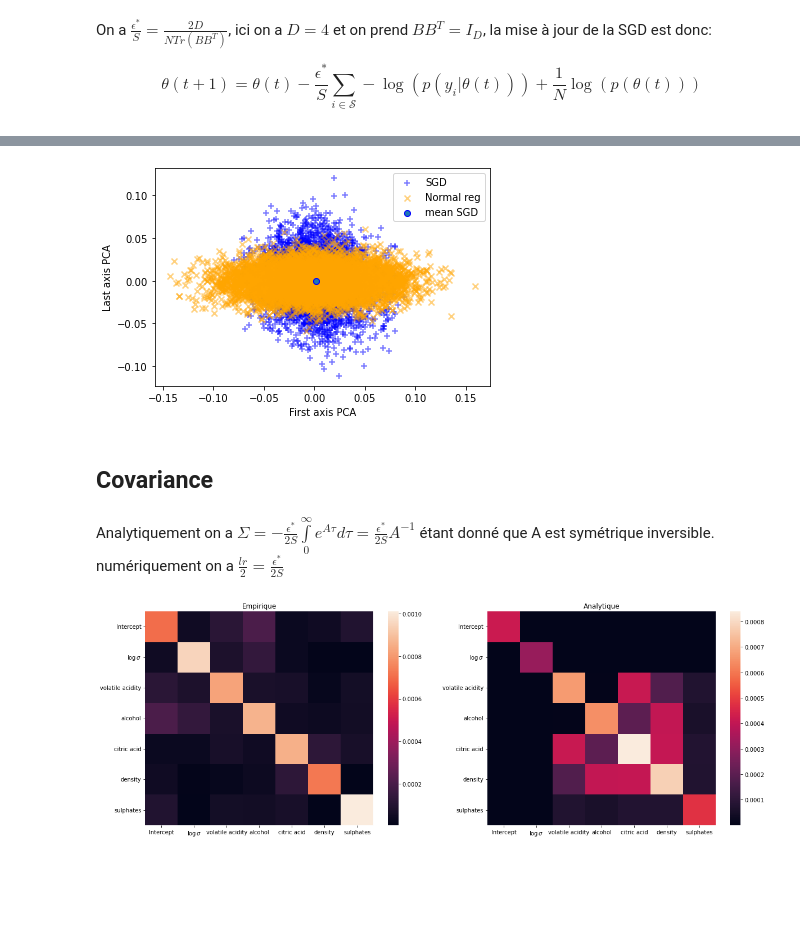
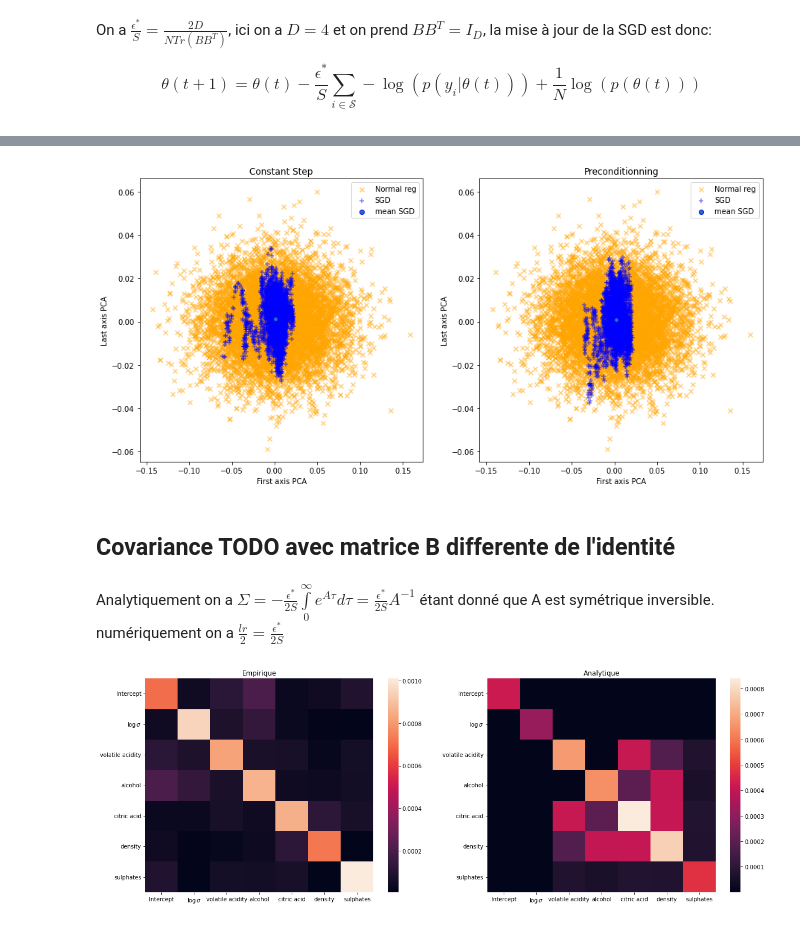
Before and after one commit to cyrille-kone/VASGA, a Jupyter notebook: linear_reg/linear_regression.ipynb, the cells around one changed output, grey strips where cells are left out. Drawn from its saved outputs; the diff is of its cells as text; code cells hidden in the pictures; blank space fills up the shorter version.

Commit message:
ajout precond, reste covariance

```diff
--- a/linear_reg/linear_regression.ipynb
+++ b/linear_reg/linear_regression.ipynb
@@ -50,7 +50,6 @@ data.cov()
 # %% [markdown]
 On prends les variables 'volatile acidity', 'alcohol', 'citric acid', 'density', 'sulphates' qui vont prédire 'quality'
 # %%
-D = 5
 var = ['volatile acidity', 'alcohol', 'citric acid', 'density', 'sulphates']
 X, y = data[var].values, data['quality'].values
 # %% [markdown]
@@ -224,12 +223,17 @@ On a $\frac{\epsilon^*}{S} = \frac{2D}{NTr(BB^T)}$, ici on a $D=4$ et on prend $
 
 $$ \theta(t+1) = \theta(t) - \frac{\epsilon^*}{S} \sum \limits_{i \in \mathcal{S}}-\log(p(y_i|\theta(t))) + \frac{1}{N}\log(p(\theta(t)))$$
 # %%
-B = np.eye(D)
-tr = np.trace(B@B.T)
-lr = (2*D)/(len(y)*tr)
-max_iter = 4000
-
 X_tensor = torch.tensor(X, requires_grad=False, dtype=torch.float64)
 y_tensor = torch.tensor(y, requires_grad=False, dtype=torch.float64)
 
-theta_sgd, loss = sgd(X_tensor, y_tensor, _loss, lr, max_iter=max_iter)
+B = 3*np.eye(D)
+tr = np.trace(B@B.T)
+lr = (2*D)/(len(y)*tr)
+precond = torch.tensor((2/len(y))*np.linalg.inv(B@B.T), dtype=torch.float64, requires_grad=False)
+max_iter = 4000
+
+print('... Stochastic Gradient descent constant step')
+theta_sgd_c, loss_c = sgd(X_tensor, y_tensor, _loss, lr, max_iter=max_iter)
+
+print('... Stochastic Gradient descent preconditionning')
+theta_sgd_pre, loss_pre = sgd(X_tensor, y_tensor, _loss, precond=precond, max_iter=max_iter)
@@ -245,22 +263,36 @@ plt.show()
 # %%
 # On utilise le modèle de la pca déterminé précédemment dans le cadre de l'algorithme MCMC
 cv_it = 300
-theta_pca_sgd = pca.transform(theta_sgd[cv_it:])
+theta_pca_sgd_c = pca.transform(theta_sgd_c[cv_it:])
+theta_pca_sgd_pre = pca.transform(theta_sgd_pre[cv_it:])
 # %%
-plt.figure()
-plt.scatter(theta_pca_sgd[:, 0], theta_pca_sgd[:, -1], alpha=0.5, marker='+', label='SGD', c='blue')
+plt.figure(figsize=(15,7))
+
+plt.subplot(1,2,1)
 plt.scatter(theta_pca[:, 0], theta_pca[:, -1], alpha=0.5, marker='x', label='Normal reg', c='orange')
-plt.scatter(theta_pca_sgd[:, 0].mean(), theta_pca_sgd[:, -1].mean(), facecolor=None, edgecolor='blue', label='mean SGD')
+plt.scatter(theta_pca_sgd_c[:, 0], theta_pca_sgd_c[:, -1], alpha=0.5, marker='+', label='SGD', c='blue')
+plt.scatter(theta_pca_sgd_c[:, 0].mean(), theta_pca_sgd_c[:, -1].mean(), facecolor=None, edgecolor='blue', label='mean SGD')
 plt.xlabel('First axis PCA')
 plt.ylabel('Last axis PCA')
 plt.legend(loc='best')
+plt.title('Constant Step')
+
+plt.subplot(1,2,2)
+plt.scatter(theta_pca[:, 0], theta_pca[:, -1], alpha=0.5, marker='x', label='Normal reg', c='orange')
+plt.scatter(theta_pca_sgd_pre[:, 0], theta_pca_sgd_pre[:, -1], alpha=0.5, marker='+', label='SGD', c='blue')
+plt.scatter(theta_pca_sgd_pre[:, 0].mean(), theta_pca_sgd_pre[:, -1].mean(), facecolor=None, edgecolor='blue', label='mean SGD')
+plt.xlabel('First axis PCA')
+plt.ylabel('Last axis PCA')
+plt.legend(loc='best')
+plt.title('Preconditionning')
+
 plt.show()
 # %% [output]
-[figure, old version]
+[figure, new version]
 # %% [markdown]
-## Covariance
+## Covariance TODO avec matrice B differente de l'identité
-# %% [markdown]
-Analytiquement on a $\Sigma = -\frac{\epsilon^*}{2S} \int \limits_{0}^{\infty} e^{A\tau}d\tau =\frac{\epsilon^*}{2S}A^{-1}$ étant donné que A est symétrique inversible.
-numériquement on a $\frac{lr}{2} = \frac{\epsilon^*}{2S}$
+# %% [markdown]
+Analytiquement on a $\Sigma = -\frac{\epsilon^*}{2S} \int \limits_{0}^{\infty} e^{A\tau}d\tau =\frac{\epsilon^*}{2S}A^{-1}$ étant donné que A est symétrique inversible.
+numériquement on a $\frac{lr}{2} = \frac{\epsilon^*}{2S}$
 # %%
 # On détermine le theta moyen après convergence du SGD
```
Also changed, not shown: parts of 15 cells of this notebook.
